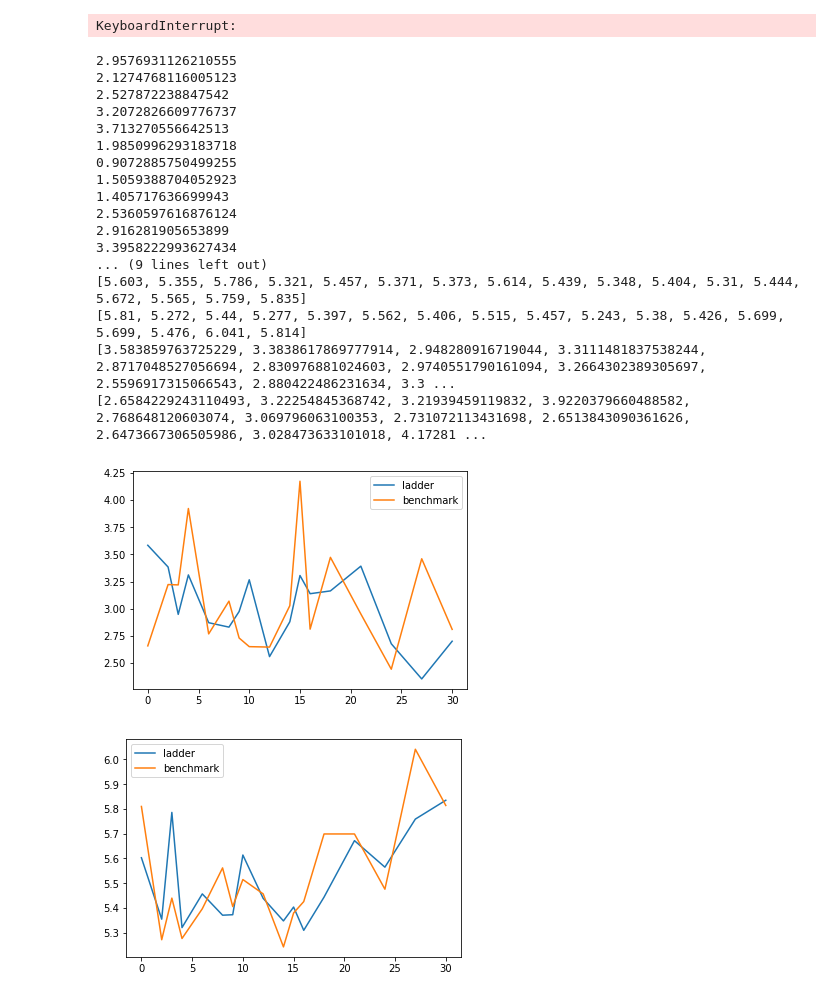
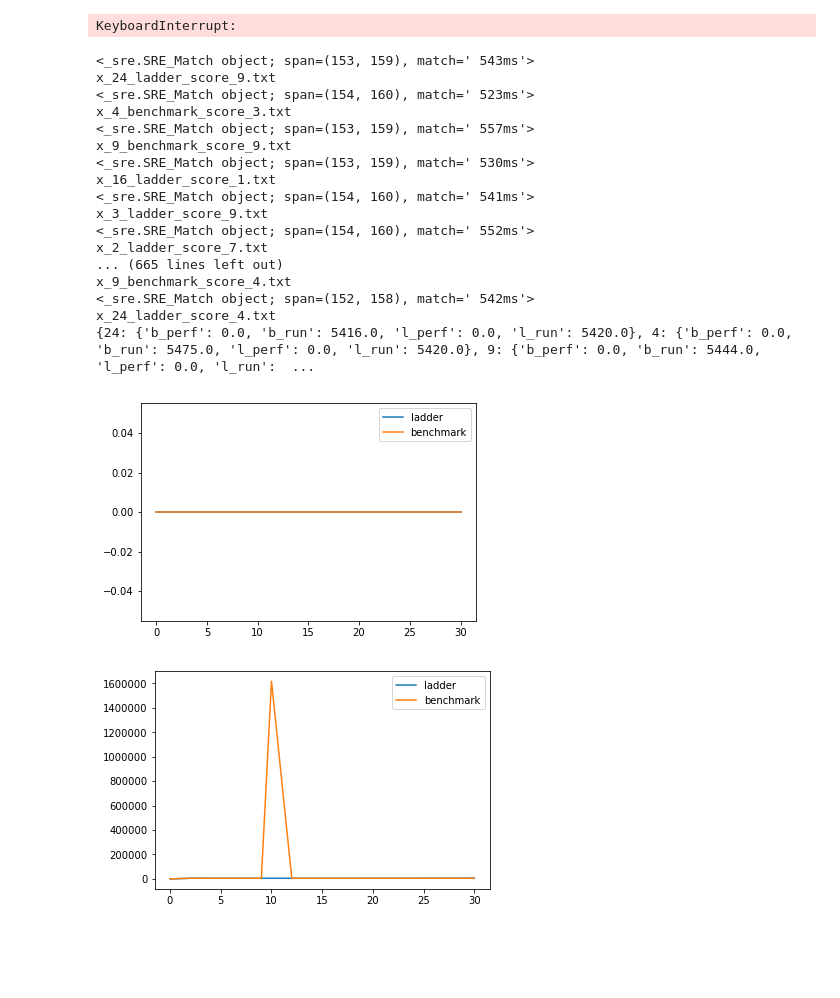
Before and after one commit to MBonnee/Evolutionary-Computing, a Jupyter notebook: plotting.ipynb, the cells around one changed output. Cells and saved outputs as stored; diff of their text form; code cells hidden in the pictures; blank space fills up the shorter version.

```diff
--- a/plotting.ipynb
+++ b/plotting.ipynb
@@ -113,8 +113,8 @@ for filename in os.listdir(path):
     if filename.startswith(prefix):
         with open(path+filename, 'rU') as f:
             t = f.read()
-            score = re.search('([0-9].[0-9]*)', t)
-            runtime = re.search('([0-9].[0-9]*)ms', t)
+            score = re.search('([0-9]?.?[0-9]*)', t)
+            runtime = re.search('([0-9]?.?[0-9]*)ms', t)
             runtime = float(runtime.group(0)[:-2])
             score = float(score.group(0))
 
@@ -123,51 +123,51 @@ for filename in os.listdir(path):
 
             if ('benchmark' in filename):
                 mig_pop_dict[mig_pop]['b_perf'] = float(mig_pop_dict[mig_pop]['b_perf']) + score
                 mig_pop_dict[mig_pop]['b_run'] = float(mig_pop_dict[mig_pop]['b_run']) + runtime
             else:
                 mig_pop_dict[mig_pop]['l_perf'] = float(mig_pop_dict[mig_pop]['l_perf']) + score
                 mig_pop_dict[mig_pop]['l_run'] = float(mig_pop_dict[mig_pop]['l_run']) + runtime
 
 
 print (mig_pop_dict)
 keys = list(mig_pop_dict.keys())
 keys = [int(x) for x in keys]
 keys = sorted(keys, reverse=False)
 
 l_perfs = [mig_pop_dict[key]['l_perf']/10 for key in keys]
 b_perfs = [mig_pop_dict[key]['b_perf']/10 for key in keys]
 
-l_runs = [mig_pop_dict[key]['l_run']/1000 for key in keys]
-b_runs = [mig_pop_dict[key]['b_run']/1000 for key in keys]
+l_runs = [mig_pop_dict[key]['l_run'] for key in keys]
+b_runs = [mig_pop_dict[key]['b_run'] for key in keys]
 
 plt.plot(keys, l_perfs, label='ladder')
 plt.plot(keys, b_perfs, label='benchmark')
 plt.legend()
 plt.show()
 
 
 
 plt.plot(keys, l_runs, label='ladder')
 plt.plot(keys, b_runs, label='benchmark')
 plt.legend()
 plt.show()
 # %% [output]
-2.9576931126210555
-2.1274768116005123
-2.527872238847542
-3.2072826609776737
-3.713270556642513
-1.9850996293183718
-0.9072885750499255
-1.5059388704052923
-1.405717636699943
-2.5360597616876124
-2.916281905653899
-3.3958222993627434
-... (9 lines left out)
-[5.603, 5.355, 5.786, 5.321, 5.457, 5.371, 5.373, 5.614, 5.439, 5.348, 5.404, 5.31, 5.444, 5.672, 5.565, 5.759, 5.835]
-[5.81, 5.272, 5.44, 5.277, 5.397, 5.562, 5.406, 5.515, 5.457, 5.243, 5.38, 5.426, 5.699, 5.699, 5.476, 6.041, 5.814]
-[3.583859763725229, 3.3838617869777914, 2.948280916719044, 3.3111481837538244, 2.8717048527056694, 2.830976881024603, 2.9740551790161094, 3.2664302389305697, 2.5596917315066543, 2.880422486231634, 3.3 ...
-[2.6584229243110493, 3.22254845368742, 3.21939459119832, 3.9220379660488582, 2.768648120603074, 3.069796063100353, 2.731072113431698, 2.6513843090361626, 2.6473667306505986, 3.028473633101018, 4.17281 ...
+<_sre.SRE_Match object; span=(153, 159), match=' 543ms'>
+x_24_ladder_score_9.txt
+<_sre.SRE_Match object; span=(154, 160), match=' 523ms'>
+x_4_benchmark_score_3.txt
+<_sre.SRE_Match object; span=(153, 159), match=' 557ms'>
+x_9_benchmark_score_9.txt
+<_sre.SRE_Match object; span=(153, 159), match=' 530ms'>
+x_16_ladder_score_1.txt
+<_sre.SRE_Match object; span=(154, 160), match=' 541ms'>
+x_3_ladder_score_9.txt
+<_sre.SRE_Match object; span=(154, 160), match=' 552ms'>
+x_2_ladder_score_7.txt
+... (665 lines left out)
+x_9_benchmark_score_4.txt
+<_sre.SRE_Match object; span=(152, 158), match=' 542ms'>
+x_24_ladder_score_4.txt
+{24: {'b_perf': 0.0, 'b_run': 5416.0, 'l_perf': 0.0, 'l_run': 5420.0}, 4: {'b_perf': 0.0, 'b_run': 5475.0, 'l_perf': 0.0, 'l_run': 5420.0}, 9: {'b_perf': 0.0, 'b_run': 5444.0, 'l_perf': 0.0, 'l_run':  ...
-[figure, old version]
+[figure, new version]
-[figure, old version]
+[figure, new version]
```
Also changed, not shown: 5 other files.
